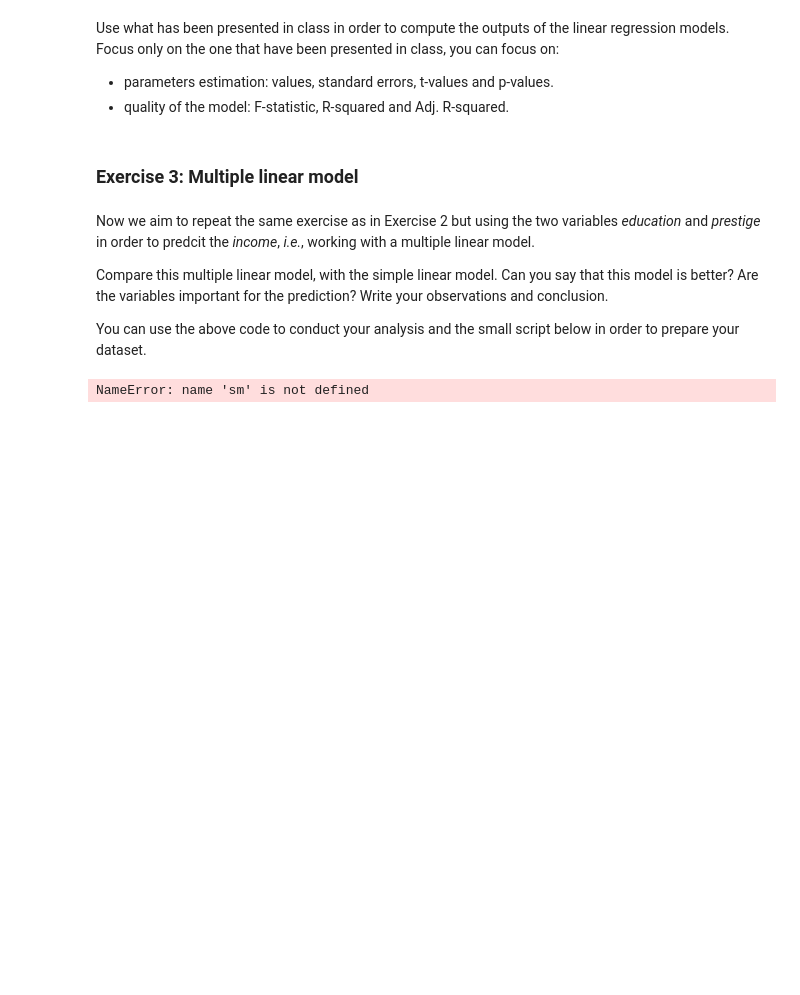
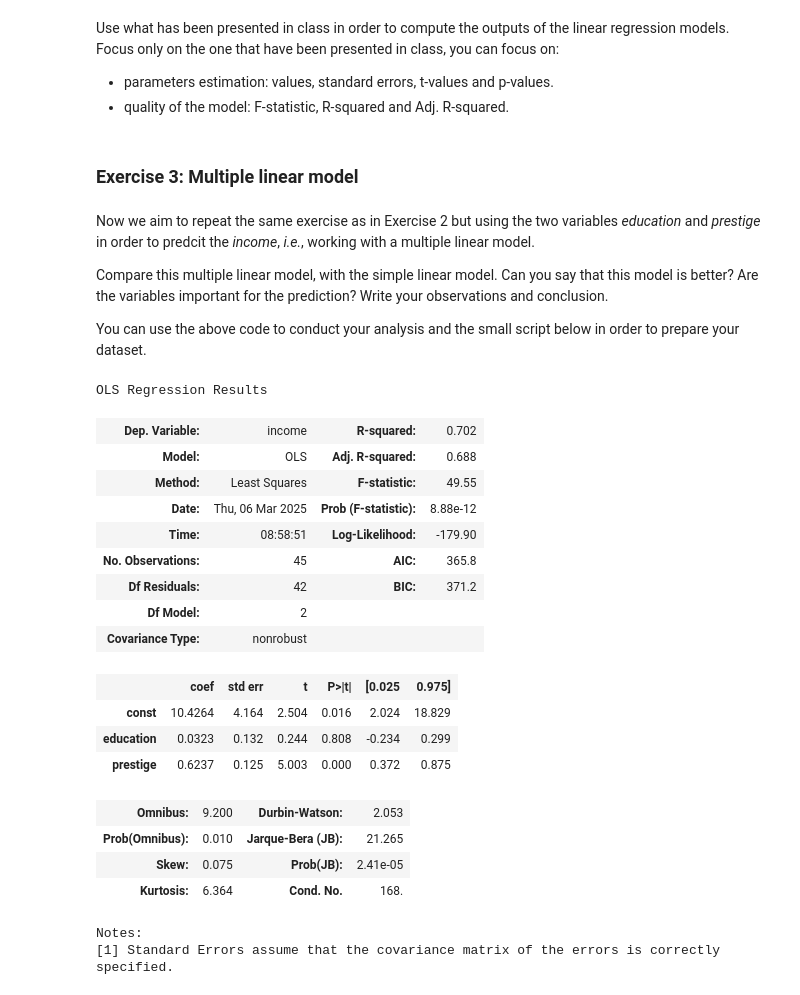
Before and after one commit to GuillaumeMetzler/GuillaumeMetzler.github.io, a Jupyter notebook: courses/contents/purchasing_emlyon/LinearRegression.ipynb, the cells around one changed output. Drawn from its saved outputs; the diff is of its cells as text; code cells hidden in the pictures; blank space fills up the shorter version.

```diff
--- a/courses/contents/purchasing_emlyon/LinearRegression.ipynb
+++ b/courses/contents/purchasing_emlyon/LinearRegression.ipynb
@@ -212,6 +212,30 @@ You can use the above code to conduct your analysis and the small script below i
 # %%
 df = sm.datasets.get_rdataset('Duncan', 'carData').data
 y = df['income']
 x = df[['education','prestige']]
+
+model = sm.OLS(y, sm.add_constant(x))
+results = model.fit()
+
+results.summary()
 # %% [output]
-NameError: name 'sm' is not defined
+OLS Regression Results
+| Dep. Variable: | income | R-squared: | 0.702 |
+| Model: | OLS | Adj. R-squared: | 0.688 |
+| Method: | Least Squares | F-statistic: | 49.55 |
+| Date: | Thu, 06 Mar 2025 | Prob (F-statistic): | 8.88e-12 |
+| Time: | 08:58:51 | Log-Likelihood: | -179.90 |
+| No. Observations: | 45 | AIC: | 365.8 |
+| Df Residuals: | 42 | BIC: | 371.2 |
+| Df Model: | 2 |  |  |
+| Covariance Type: | nonrobust |  |  |
+|  | coef | std err | t | P>|t| | [0.025 | 0.975] |
+| const | 10.4264 | 4.164 | 2.504 | 0.016 | 2.024 | 18.829 |
+| education | 0.0323 | 0.132 | 0.244 | 0.808 | -0.234 | 0.299 |
+| prestige | 0.6237 | 0.125 | 5.003 | 0.000 | 0.372 | 0.875 |
+| Omnibus: | 9.200 | Durbin-Watson: | 2.053 |
+| Prob(Omnibus): | 0.010 | Jarque-Bera (JB): | 21.265 |
+| Skew: | 0.075 | Prob(JB): | 2.41e-05 |
+| Kurtosis: | 6.364 | Cond. No. | 168. |
+Notes:
+[1] Standard Errors assume that the covariance matrix of the errors is correctly specified.
```
Also changed, not shown: parts of 30 cells of this notebook, 1 other file.
